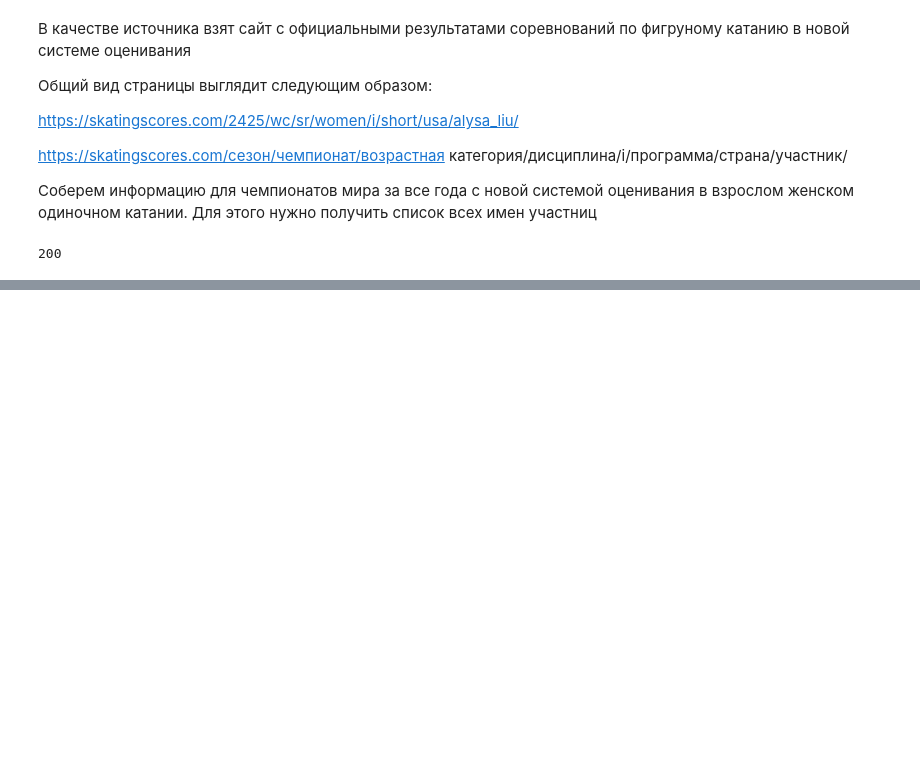
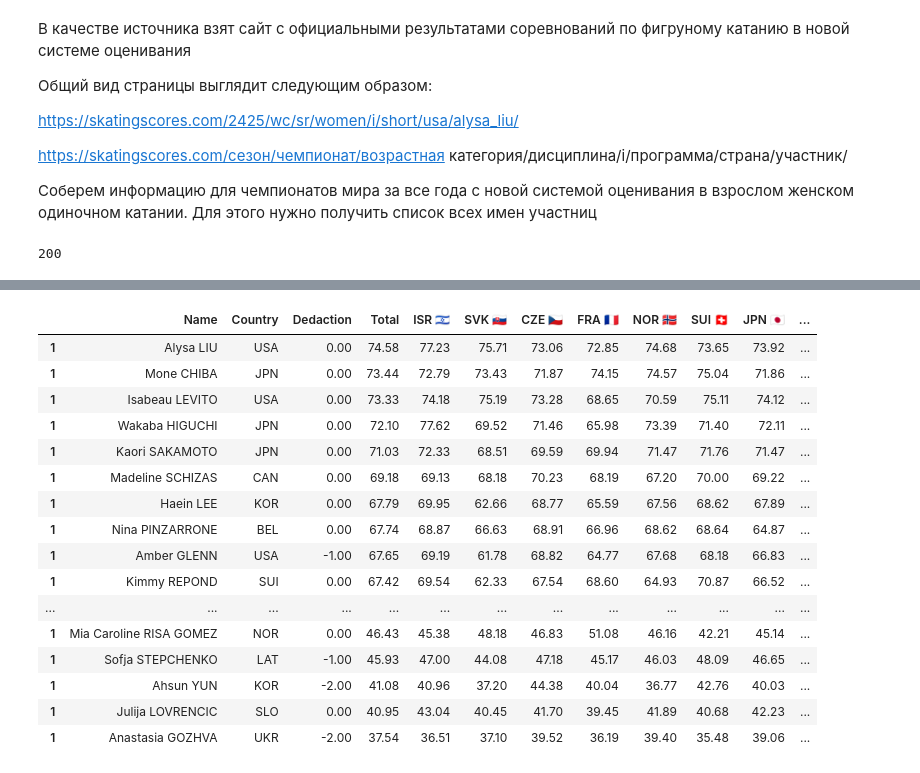
Before and after one commit to Jnesmey/Analytics, a Jupyter notebook: статистика фк.ipynb, the cells around one changed output, grey strips where cells are left out. Drawn from its saved outputs; the diff is of its cells as text; code cells hidden in the pictures; blank space fills up the shorter version.

```diff
--- a/статистика фк.ipynb
+++ b/статистика фк.ipynb
@@ -72,0 +65,62 @@ https://skatingscores.com/2425/wc/sr/women/i/short//usa/alysa_liu/
+# %%
+# Получаем все ссылки
+df_total_score = pd.DataFrame()
+for link in soup.find_all('a'):
+    link_ = link.get('href')
+    # Фильтруем ссылки участниц от ссылок на судей и прочих возможных по шаблону
+    if '/re/2425/wc/sr/women/i/short' in link_:
+        country_girl = link_.split('/')[-3]
+        girl = link_.split('/')[-2]
+        # Собираем ссылку
+        girl_link = base_link+'/'+country_girl+'/'+girl+'/'
+        # print(girl_link)
+        page_girl = requests.get(girl_link)
+        # print(page_girl.status_code)
+        soup_girl = BeautifulSoup(page_girl.text, "html.parser")
+        time.sleep(3)
+        # break
+        # Получаем все таблицы со страницы
+        tables = soup_girl.find_all('table')
+        # Берем нужные нам параметры из каэжой таблицы
+        df_1 = pd.read_html(str(tables[0]))[0].tail(1).rename(columns={1: 'Name', 2: 'Country', 4: 'Dedaction', 5: 'Total'})
+        df_2 = pd.read_html(str(tables[1]))[0]
+        df_2 = df_2.drop(columns=[i for i  in range(6)]+[15]).rename(columns=df_2.iloc[0]).tail(1)
+        df_3 = pd.read_html(str(tables[3]))[0][[0,1]].T
+        df_3 = df_3.rename(columns=df_3.iloc[0]).tail(1)
+        df_4 = pd.read_html(str(tables[10]))[0]
+        df_4 = df_4[[15]].rename(columns={15: 'Component'}).reset_index()
+        df_4['index'] = 1
+        df_4 = df_4.set_index(['index'])
+        df_first = df_1.join(df_2)
+        df_second = df_3.join(df_4)
+        df_all = df_first.join(df_second)
+        df_all = df_all.drop([0], axis=1)
+        df_total_score = pd.concat([df_total_score,df_all])
+# # Убираем лишние цифры
+df_total_score = df_total_score.replace(to_replace ='\d+\s', value = '', regex = True)
+df_total_score['Name'] = df_total_score['Name'].replace(to_replace ='\d+', value = '', regex = True)
+# Убираем лишние буквы
+df_total_score = df_total_score.replace(to_replace ='SB', value = '', regex = True)
+df_total_score = df_total_score.replace(to_replace ='PB', value = '', regex = True)
+df_total_score = df_total_score[['Name','Country','Dedaction','Total','ISR 🇮🇱','SVK 🇸🇰','CZE 🇨🇿','FRA 🇫🇷','NOR 🇳🇴','SUI 🇨🇭','JPN 🇯🇵','ITA 🇮🇹','ROU 🇷🇴','BV','GOE','Jumps','Spins','TES','Component']]
+df_total_score
+# %%
+df_total_score
+# %% [output]
+|  | Name | Country | Dedaction | Total | ISR 🇮🇱 | SVK 🇸🇰 | CZE 🇨🇿 | FRA 🇫🇷 | NOR 🇳🇴 | SUI 🇨🇭 | JPN 🇯🇵 | ... |
+| 1 | Alysa LIU | USA | 0.00 | 74.58 | 77.23 | 75.71 | 73.06 | 72.85 | 74.68 | 73.65 | 73.92 | ... |
+| 1 | Mone CHIBA | JPN | 0.00 | 73.44 | 72.79 | 73.43 | 71.87 | 74.15 | 74.57 | 75.04 | 71.86 | ... |
+| 1 | Isabeau LEVITO | USA | 0.00 | 73.33 | 74.18 | 75.19 | 73.28 | 68.65 | 70.59 | 75.11 | 74.12 | ... |
+| 1 | Wakaba HIGUCHI | JPN | 0.00 | 72.10 | 77.62 | 69.52 | 71.46 | 65.98 | 73.39 | 71.40 | 72.11 | ... |
+| 1 | Kaori SAKAMOTO | JPN | 0.00 | 71.03 | 72.33 | 68.51 | 69.59 | 69.94 | 71.47 | 71.76 | 71.47 | ... |
+| 1 | Madeline SCHIZAS | CAN | 0.00 | 69.18 | 69.13 | 68.18 | 70.23 | 68.19 | 67.20 | 70.00 | 69.22 | ... |
+| 1 | Haein LEE | KOR | 0.00 | 67.79 | 69.95 | 62.66 | 68.77 | 65.59 | 67.56 | 68.62 | 67.89 | ... |
+| 1 | Nina PINZARRONE | BEL | 0.00 | 67.74 | 68.87 | 66.63 | 68.91 | 66.96 | 68.62 | 68.64 | 64.87 | ... |
+| 1 | Amber GLENN | USA | -1.00 | 67.65 | 69.19 | 61.78 | 68.82 | 64.77 | 67.68 | 68.18 | 66.83 | ... |
+| 1 | Kimmy REPOND | SUI | 0.00 | 67.42 | 69.54 | 62.33 | 67.54 | 68.60 | 64.93 | 70.87 | 66.52 | ... |
+| ... | ... | ... | ... | ... | ... | ... | ... | ... | ... | ... | ... | ... |
+| 1 | Mia Caroline RISA GOMEZ | NOR | 0.00 | 46.43 | 45.38 | 48.18 | 46.83 | 51.08 | 46.16 | 42.21 | 45.14 | ... |
+| 1 | Sofja STEPCHENKO | LAT | -1.00 | 45.93 | 47.00 | 44.08 | 47.18 | 45.17 | 46.03 | 48.09 | 46.65 | ... |
+| 1 | Ahsun YUN | KOR | -2.00 | 41.08 | 40.96 | 37.20 | 44.38 | 40.04 | 36.77 | 42.76 | 40.03 | ... |
+| 1 | Julija LOVRENCIC | SLO | 0.00 | 40.95 | 43.04 | 40.45 | 41.70 | 39.45 | 41.89 | 40.68 | 42.23 | ... |
+| 1 | Anastasia GOZHVA | UKR | -2.00 | 37.54 | 36.51 | 37.10 | 39.52 | 36.19 | 39.40 | 35.48 | 39.06 | ... |
```
Also changed, not shown: parts of 22 cells of this notebook.
